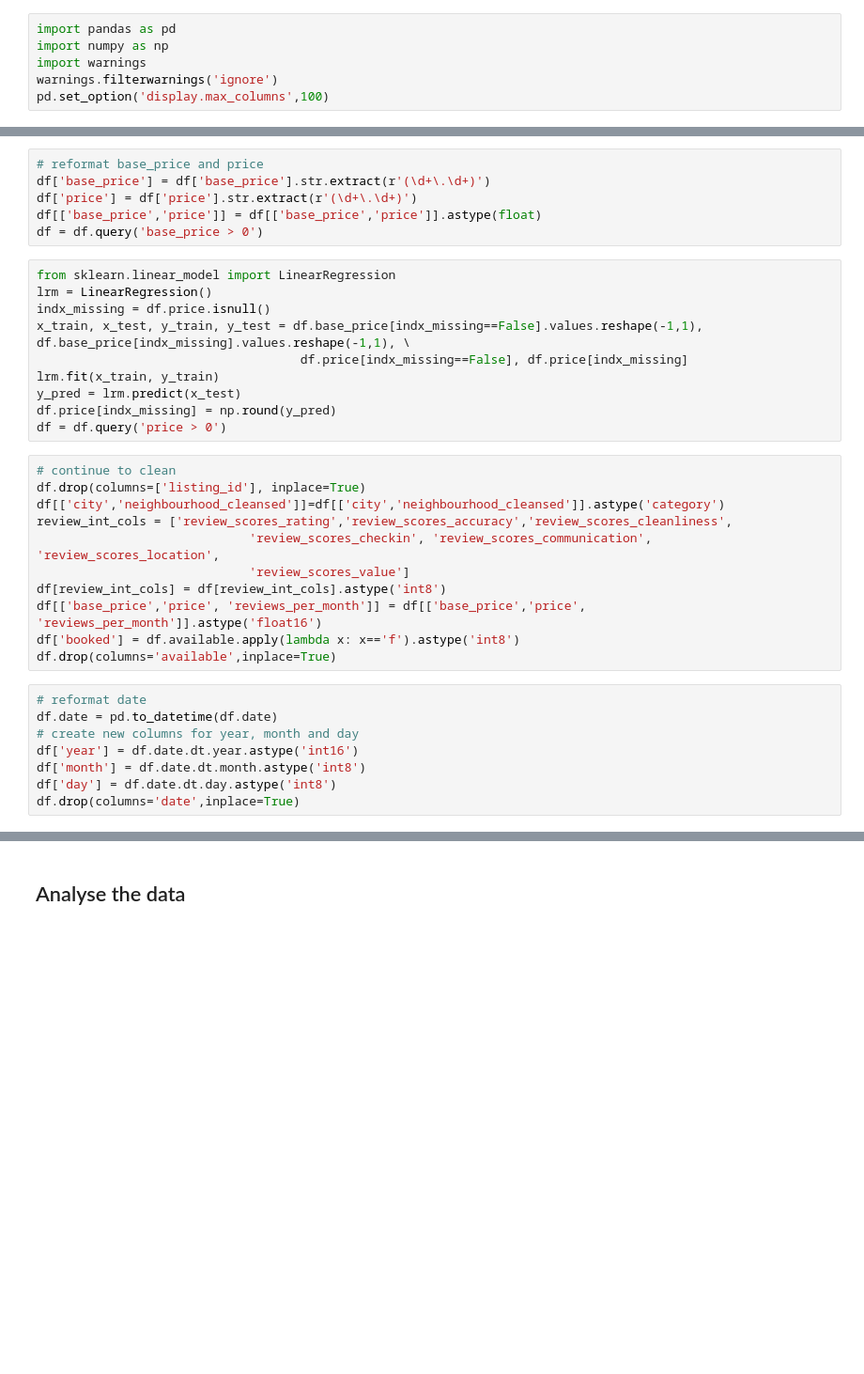
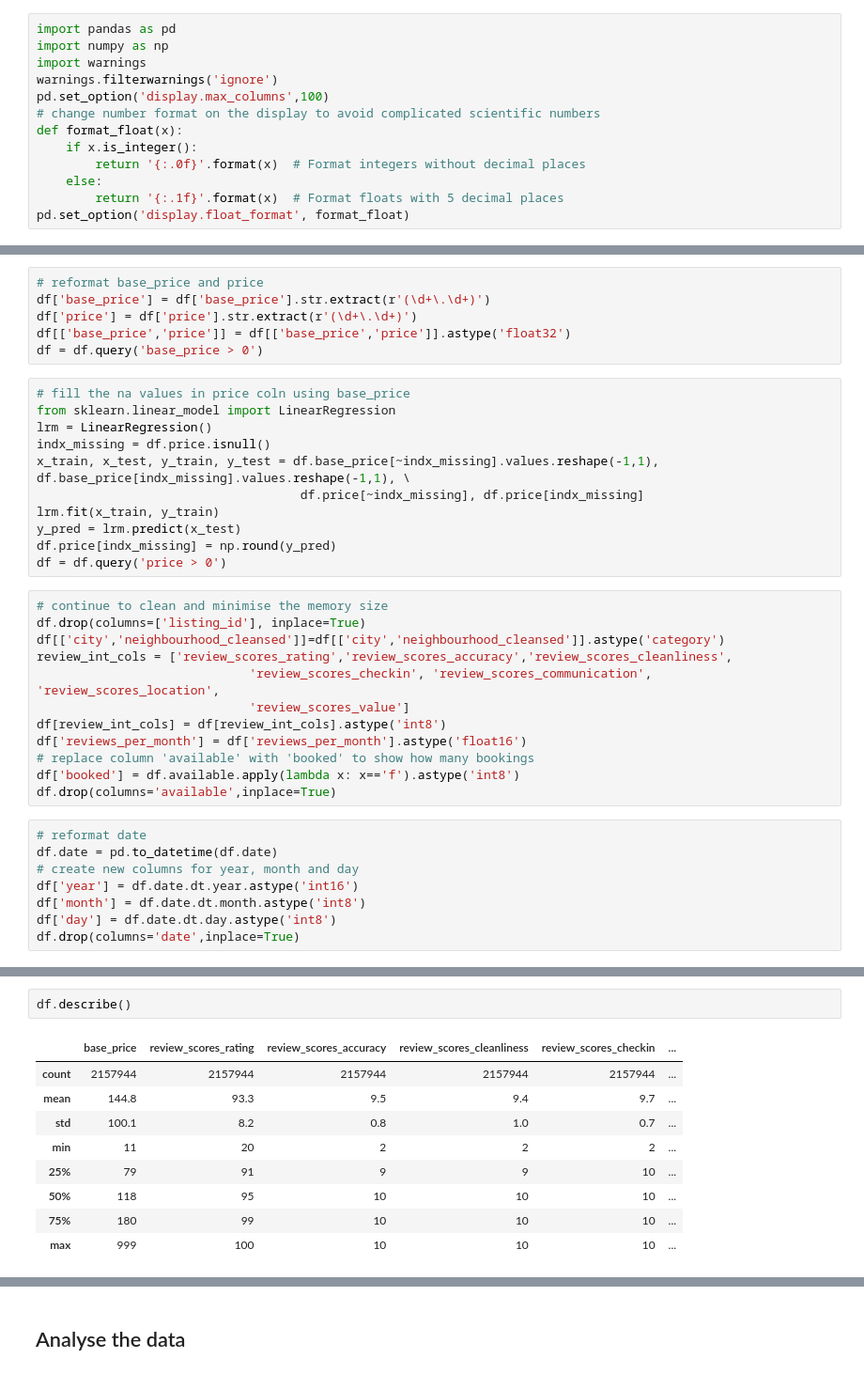
Before and after one commit to GinnCheng/Proj-Kaggle-Airbnb, a Jupyter notebook: main_script.ipynb, the cells around one changed output, grey strips where cells are left out. Shown: that part at 94% size. Saved outputs shown, nothing was run; the diff lists cells and outputs as text; blank space fills up the shorter version.

```diff
--- a/main_script.ipynb
+++ b/main_script.ipynb
@@ -31,6 +31,13 @@ import numpy as np
 import warnings
 warnings.filterwarnings('ignore')
 pd.set_option('display.max_columns',100)
+# change number format on the display to avoid complicated scientific numbers
+def format_float(x):
+    if x.is_integer():
+        return '{:.0f}'.format(x)  # Format integers without decimal places
+    else:
+        return '{:.1f}'.format(x)  # Format floats with 5 decimal places
+pd.set_option('display.float_format', format_float)
 # %%
 # since both datasets contain 'reviews','listings', and 'calendar', create a dictionary key
 dict_keys = ['reviews','listings','calendar']
@@ -96,27 +103,29 @@ df.shape
 # reformat base_price and price
 df['base_price'] = df['base_price'].str.extract(r'(\d+\.\d+)')
 df['price'] = df['price'].str.extract(r'(\d+\.\d+)')
-df[['base_price','price']] = df[['base_price','price']].astype(float)
+df[['base_price','price']] = df[['base_price','price']].astype('float32')
 df = df.query('base_price > 0')
 # %%
+# fill the na values in price coln using base_price
 from sklearn.linear_model import LinearRegression
 lrm = LinearRegression()
 indx_missing = df.price.isnull()
-x_train, x_test, y_train, y_test = df.base_price[indx_missing==False].values.reshape(-1,1), df.base_price[indx_missing].values.reshape(-1,1), \
-                                    df.price[indx_missing==False], df.price[indx_missing]
+x_train, x_test, y_train, y_test = df.base_price[~indx_missing].values.reshape(-1,1), df.base_price[indx_missing].values.reshape(-1,1), \
+                                    df.price[~indx_missing], df.price[indx_missing]
 lrm.fit(x_train, y_train)
 y_pred = lrm.predict(x_test)
 df.price[indx_missing] = np.round(y_pred)
 df = df.query('price > 0')
 # %%
-# continue to clean
+# continue to clean and minimise the memory size
 df.drop(columns=['listing_id'], inplace=True)
 df[['city','neighbourhood_cleansed']]=df[['city','neighbourhood_cleansed']].astype('category')
 review_int_cols = ['review_scores_rating','review_scores_accuracy','review_scores_cleanliness',
                              'review_scores_checkin', 'review_scores_communication', 'review_scores_location',
                              'review_scores_value']
 df[review_int_cols] = df[review_int_cols].astype('int8')
-df[['base_price','price', 'reviews_per_month']] = df[['base_price','price', 'reviews_per_month']].astype('float16')
+df['reviews_per_month'] = df['reviews_per_month'].astype('float16')
+# replace column 'available' with 'booked' to show how many bookings
 df['booked'] = df.available.apply(lambda x: x=='f').astype('int8')
 df.drop(columns='available',inplace=True)
 # %%
@@ -138,0 +148,12 @@ df.sample(5)
+# %%
+df.describe()
+# %% [output]
+|  | base_price | review_scores_rating | review_scores_accuracy | review_scores_cleanliness | review_scores_checkin | ... |
+| count | 2157944 | 2157944 | 2157944 | 2157944 | 2157944 | ... |
+| mean | 144.8 | 93.3 | 9.5 | 9.4 | 9.7 | ... |
+| std | 100.1 | 8.2 | 0.8 | 1.0 | 0.7 | ... |
+| min | 11 | 20 | 2 | 2 | 2 | ... |
+| 25% | 79 | 91 | 9 | 9 | 10 | ... |
+| 50% | 118 | 95 | 10 | 10 | 10 | ... |
+| 75% | 180 | 99 | 10 | 10 | 10 | ... |
+| max | 999 | 100 | 10 | 10 | 10 | ... |
```
Also changed, not shown: parts of 2 cells of this notebook.
